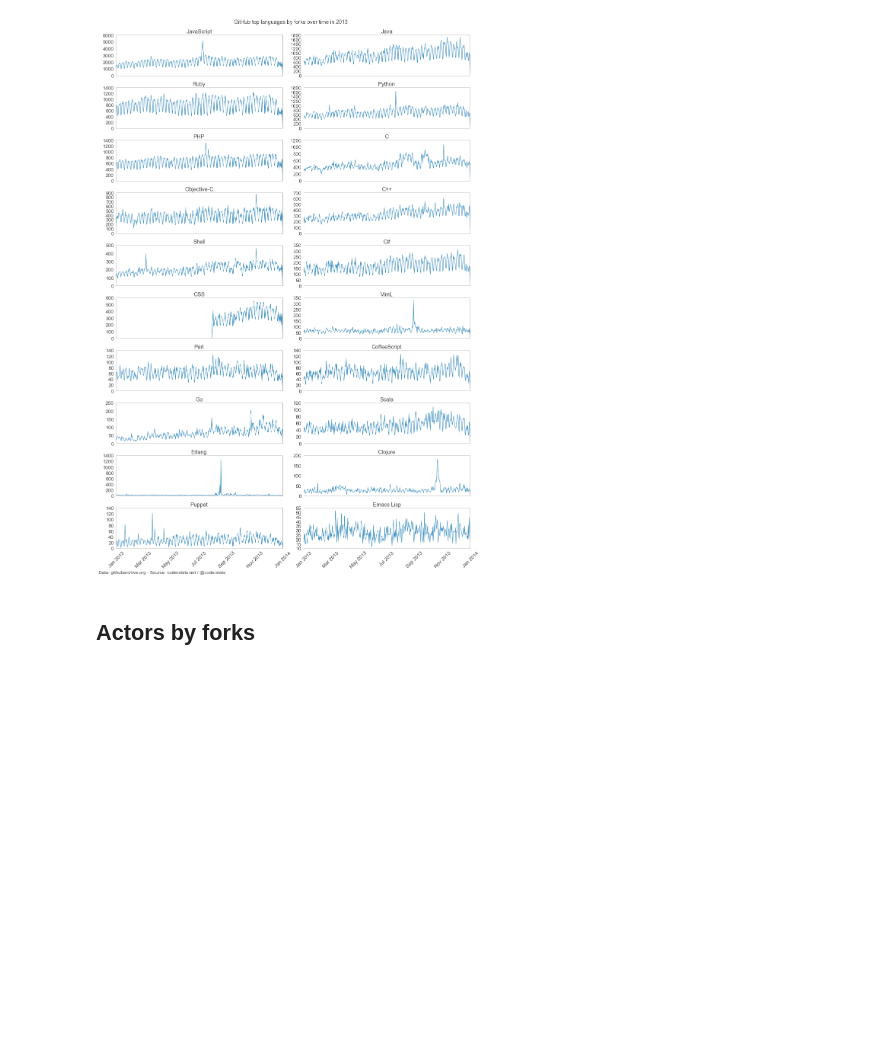
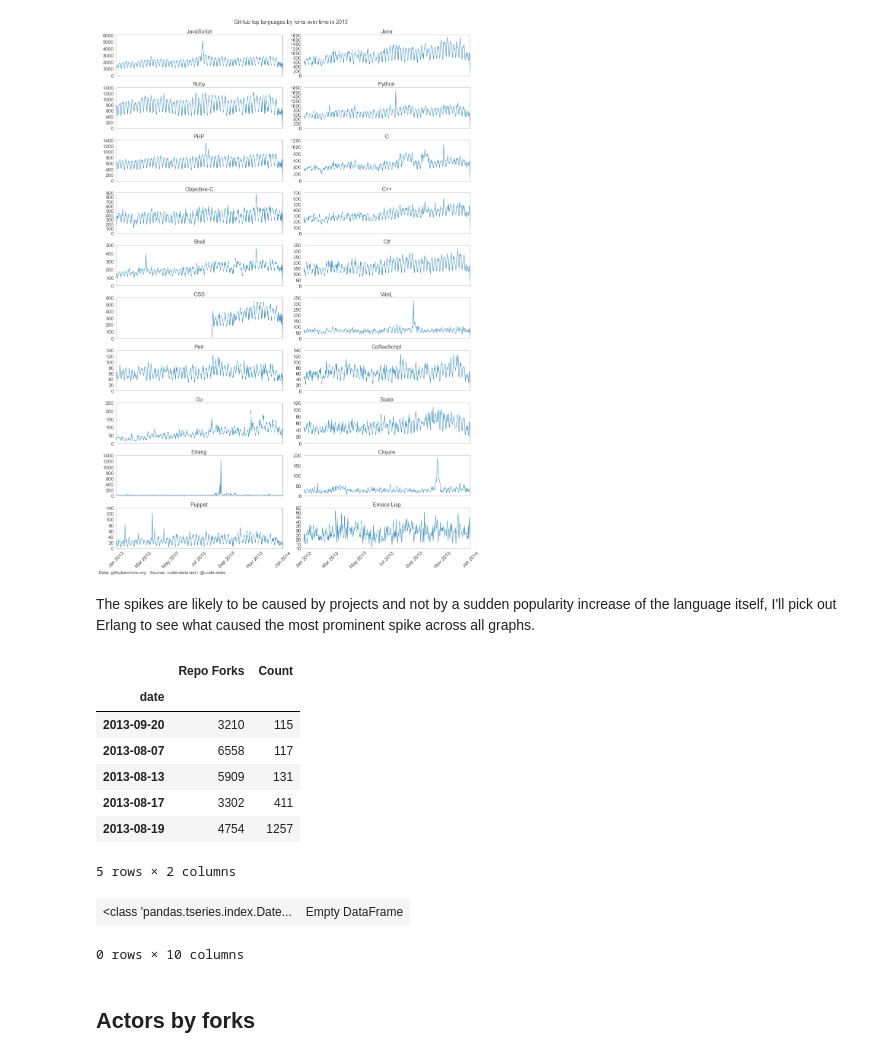
Before and after one commit to yaph/ipython-notebooks, a Jupyter notebook: GitHub Archive 2013 Fork Events.ipynb, the cells around one changed output. Cells and saved outputs as stored; diff of their text form; code cells hidden in the pictures; blank space fills up the shorter version.

Commit message:
fork events nb

```diff
--- a/GitHub Archive 2013 Fork Events.ipynb
+++ b/GitHub Archive 2013 Fork Events.ipynb
@@ -150,6 +160,35 @@ fig.tight_layout()
 plt.show()
 # %% [output]
 [figure]
+# %% [markdown]
+The spikes are likely to be caused by projects and not by a sudden popularity increase of the language itself, I'll pick out Erlang to see what caused the most prominent spike across all graphs.
+# %%
+df_erlang = df_forks[df_forks['Repo Language'] == 'Erlang']
+# %%
+df_erlang['date'] = df_erlang.index.date
+df_erlang_grouped = df_erlang.groupby('date').sum()
+df_erlang_grouped.sort('Count').tail()
+
+#df_erlang_grouped = df_erlang.groupby('date').sum()
+#df_erlang_grouped['Count'].plot(rot=45)
+#df_erlang_grouped.head()
+# %% [output]
+|  | Repo Forks | Count |
+| date |  |  |
+| 2013-09-20 | 3210 | 115 |
+| 2013-08-07 | 6558 | 117 |
+| 2013-08-13 | 5909 | 131 |
+| 2013-08-17 | 3302 | 411 |
+| 2013-08-19 | 4754 | 1257 |
+5 rows × 2 columns
+# %%
+import datetime
+
+df_erlang_date = df_erlang[df_erlang['date'] == datetime.datetime.strptime('2013-08-19', '%Y-%m-%d')]
+df_erlang_date
+# %% [output]
+| <class 'pandas.tseries.index.Date... | Empty DataFrame |
+0 rows × 10 columns
 # %% [markdown]
 ## Actors by forks
 # %%
```
Also changed, not shown: parts of 4 cells of this notebook.
